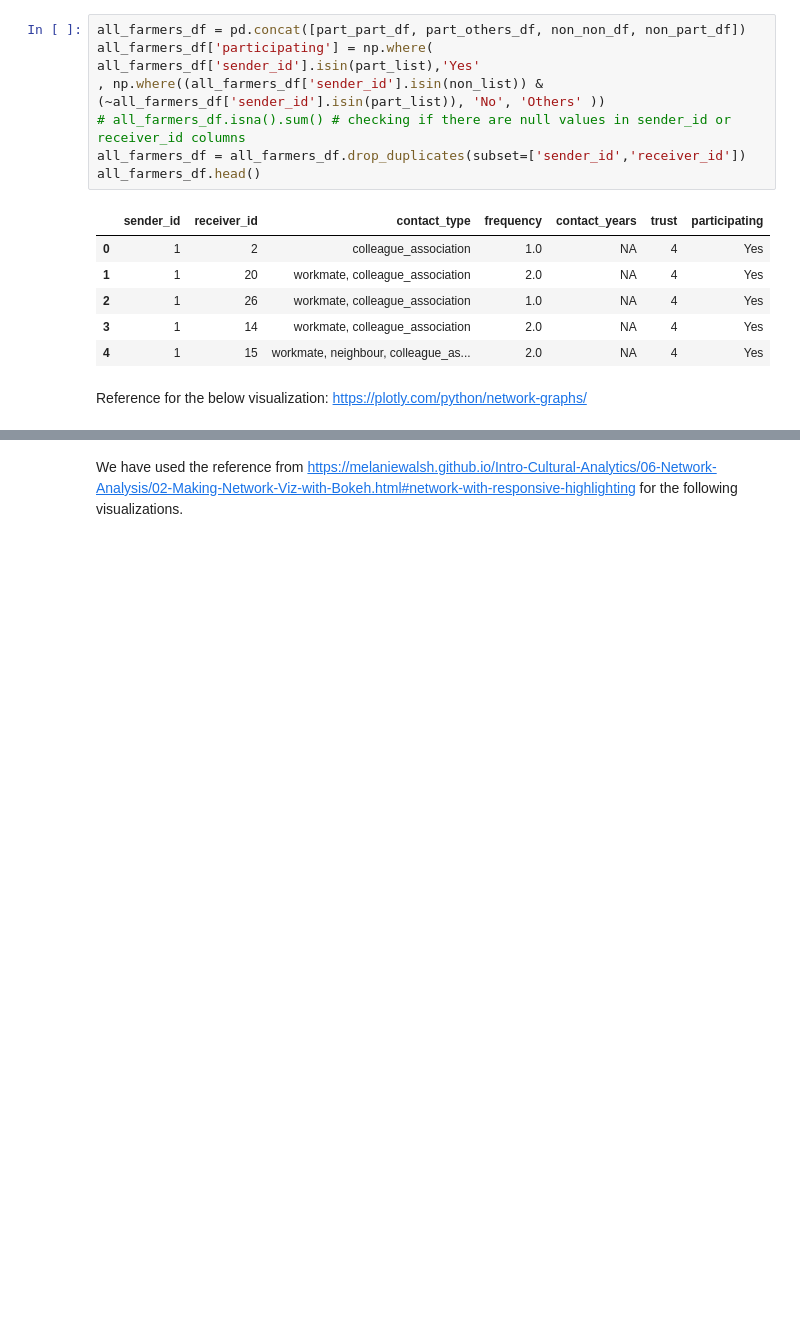
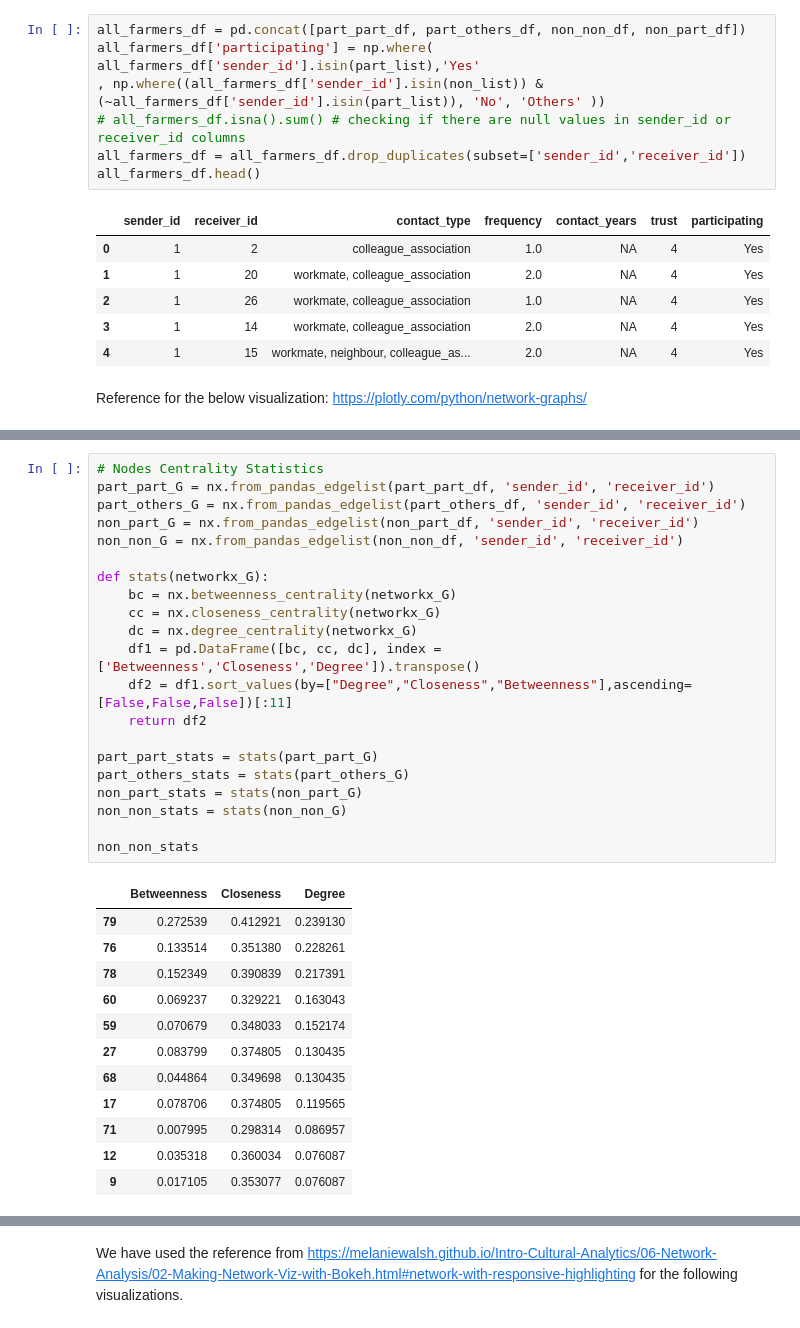
Before and after one commit to liugrac/climate_change_responses, a Jupyter notebook: Farmers_Social_Network.ipynb, the cells around one changed output, grey strips where cells are left out. Saved outputs shown, nothing was run; the diff lists cells and outputs as text; blank space fills up the shorter version.

```diff
--- a/Farmers_Social_Network.ipynb
+++ b/Farmers_Social_Network.ipynb
@@ -189,0 +190,34 @@ iplot(fig)
+# %%
+# Nodes Centrality Statistics
+part_part_G = nx.from_pandas_edgelist(part_part_df, 'sender_id', 'receiver_id')
+part_others_G = nx.from_pandas_edgelist(part_others_df, 'sender_id', 'receiver_id')
+non_part_G = nx.from_pandas_edgelist(non_part_df, 'sender_id', 'receiver_id')
+non_non_G = nx.from_pandas_edgelist(non_non_df, 'sender_id', 'receiver_id')
+
+def stats(networkx_G):
+    bc = nx.betweenness_centrality(networkx_G)
+    cc = nx.closeness_centrality(networkx_G)
+    dc = nx.degree_centrality(networkx_G)
+    df1 = pd.DataFrame([bc, cc, dc], index = ['Betweenness','Closeness','Degree']).transpose()
+    df2 = df1.sort_values(by=["Degree","Closeness","Betweenness"],ascending=[False,False,False])[:11]
+    return df2
+
+part_part_stats = stats(part_part_G)
+part_others_stats = stats(part_others_G)
+non_part_stats = stats(non_part_G)
+non_non_stats = stats(non_non_G)
+
+non_non_stats
+# %% [output]
+|  | Betweenness | Closeness | Degree |
+| 79 | 0.272539 | 0.412921 | 0.239130 |
+| 76 | 0.133514 | 0.351380 | 0.228261 |
+| 78 | 0.152349 | 0.390839 | 0.217391 |
+| 60 | 0.069237 | 0.329221 | 0.163043 |
+| 59 | 0.070679 | 0.348033 | 0.152174 |
+| 27 | 0.083799 | 0.374805 | 0.130435 |
+| 68 | 0.044864 | 0.349698 | 0.130435 |
+| 17 | 0.078706 | 0.374805 | 0.119565 |
+| 71 | 0.007995 | 0.298314 | 0.086957 |
+| 12 | 0.035318 | 0.360034 | 0.076087 |
+| 9 | 0.017105 | 0.353077 | 0.076087 |
```
Also changed, not shown: parts of 5 cells of this notebook.
